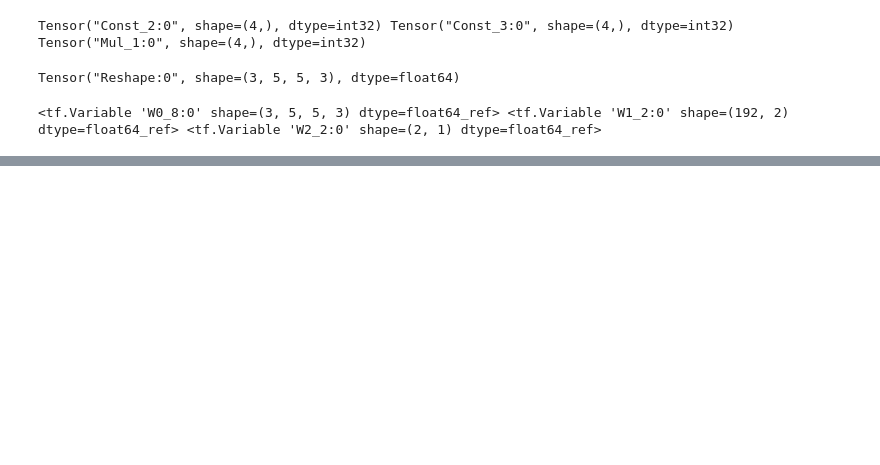
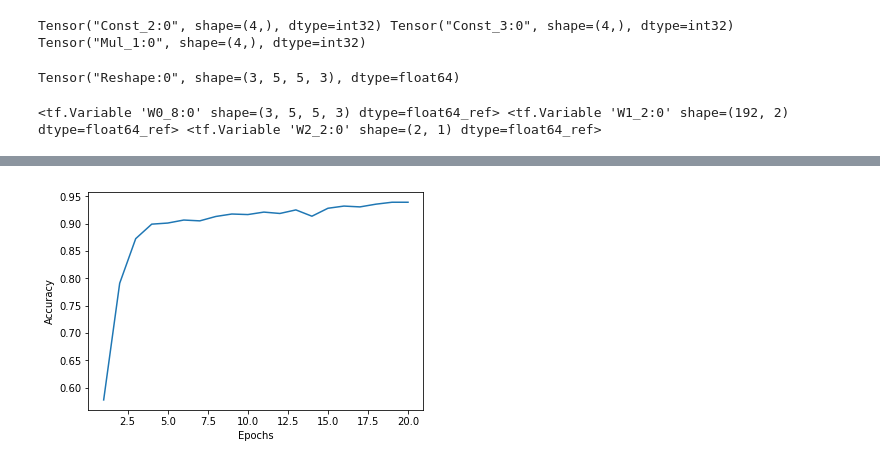
Before and after one commit to bilalayyache/UIUC, a Jupyter notebook: ece496/tensorflow_test.ipynb, the cells around one changed output, grey strips where cells are left out. Drawn from its saved outputs; the diff is of its cells as text; code cells hidden in the pictures; blank space fills up the shorter version.

Commit message:
keras CNN

```diff
--- a/ece496/tensorflow_test.ipynb
+++ b/ece496/tensorflow_test.ipynb
@@ -186,0 +200,38 @@ def cnn_model_fn(N, input_image, labels, mode):
+# %%
+def cnn_keras(x_train, y_train, batch_size, epochs, x_test, y_test):
+    # several steps
+    # 1. construct the model
+    # 2. compile the model
+    # 3. train the model with the input data
+    model = Sequential()
+
+    model.add(Conv2D(3, kernel_size=(5, 5), strides=(1, 1), activation='relu', padding="valid"))
+    model.add(MaxPooling2D(pool_size=(12, 12), strides=(12, 12)))
+    model.add(Flatten())
+    model.add(Dense(10, activation='relu'))
+    model.add(Dense(2, activation='softmax'))
+
+    model.compile(loss=keras.losses.categorical_crossentropy,
+                  optimizer=keras.optimizers.SGD(lr=0.1),
+                  metrics=['accuracy'])
+
+    model.fit(x_train, y_train,
+              batch_size=batch_size,
+              epochs=epochs,
+              verbose=1,
+              validation_data=(x_test, y_test),
+              callbacks=[history])
+
+    return model
+
+class AccuracyHistory(keras.callbacks.Callback):
+    def on_train_begin(self, logs={}):
+        self.acc = []
+        self.loss = []
+
+    def on_epoch_end(self, batch, logs={}):
+        self.acc.append(logs.get('acc'))
+        self.loss.append(logs.get('loss'))
+# %%
+history = AccuracyHistory()
+model = cnn_keras(train_set[0], train_set[1], 16, 20, val_set[0], val_set[1])
@@ -186,0 +256,7 @@ def cnn_model_fn(N, input_image, labels, mode):
+# %%
+plt.plot(range(1,21), history.acc)
+plt.xlabel('Epochs')
+plt.ylabel('Accuracy')
+plt.show()
+# %% [output]
+[figure, added]
```
Also changed, not shown: parts of 7 cells of this notebook, 1 other file.
